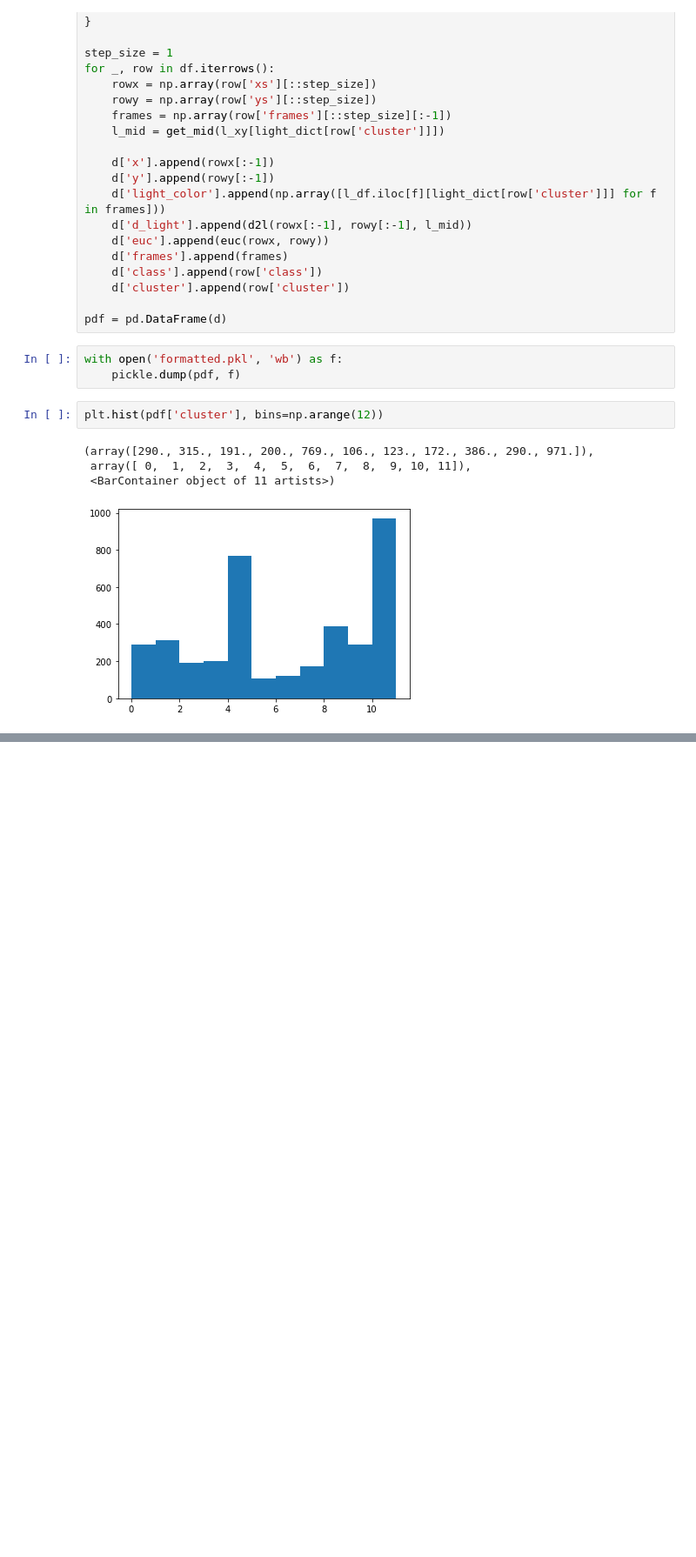
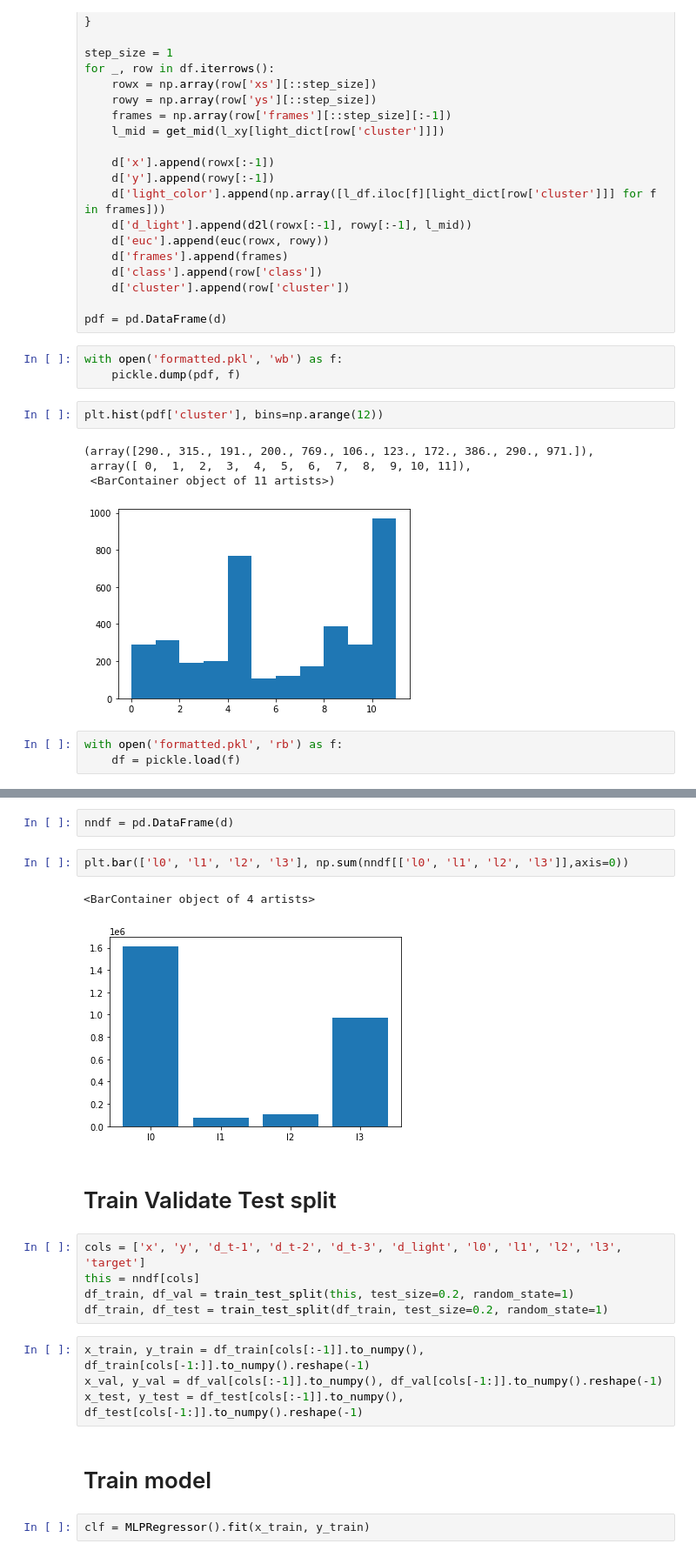
Before and after one commit to Marcus-Friis/CycleCV, a Jupyter notebook: ultimate_wrangling.ipynb, the cells around one changed output, grey strips where cells are left out. Shown at 87% size. Cells and saved outputs as stored; diff of their text form; blank space fills up the shorter version.

```diff
--- a/ultimate_wrangling.ipynb
+++ b/ultimate_wrangling.ipynb
@@ -99,3 +111,6 @@ plt.hist(pdf['cluster'], bins=np.arange(12))
  array([ 0,  1,  2,  3,  4,  5,  6,  7,  8,  9, 10, 11]),
  <BarContainer object of 11 artists>)
 [figure]
+# %%
+with open('formatted.pkl', 'rb') as f:
+    df = pickle.load(f)
@@ -101,0 +157,22 @@ plt.hist(pdf['cluster'], bins=np.arange(12))
+# %%
+nndf = pd.DataFrame(d)
+# %%
+plt.bar(['l0', 'l1', 'l2', 'l3'], np.sum(nndf[['l0', 'l1', 'l2', 'l3']],axis=0))
+# %% [output]
+<BarContainer object of 4 artists>
+[figure, added]
+# %% [markdown]
+# Train Validate Test split
+# %%
+cols = ['x', 'y', 'd_t-1', 'd_t-2', 'd_t-3', 'd_light', 'l0', 'l1', 'l2', 'l3', 'target']
+this = nndf[cols]
+df_train, df_val = train_test_split(this, test_size=0.2, random_state=1)
+df_train, df_test = train_test_split(df_train, test_size=0.2, random_state=1)
+# %%
+x_train, y_train = df_train[cols[:-1]].to_numpy(), df_train[cols[-1:]].to_numpy().reshape(-1)
+x_val, y_val = df_val[cols[:-1]].to_numpy(), df_val[cols[-1:]].to_numpy().reshape(-1)
+x_test, y_test = df_test[cols[:-1]].to_numpy(), df_test[cols[-1:]].to_numpy().reshape(-1)
+# %% [markdown]
+# Train model
+# %%
+clf = MLPRegressor().fit(x_train, y_train)
```
Also changed, not shown: parts of 13 cells of this notebook.
